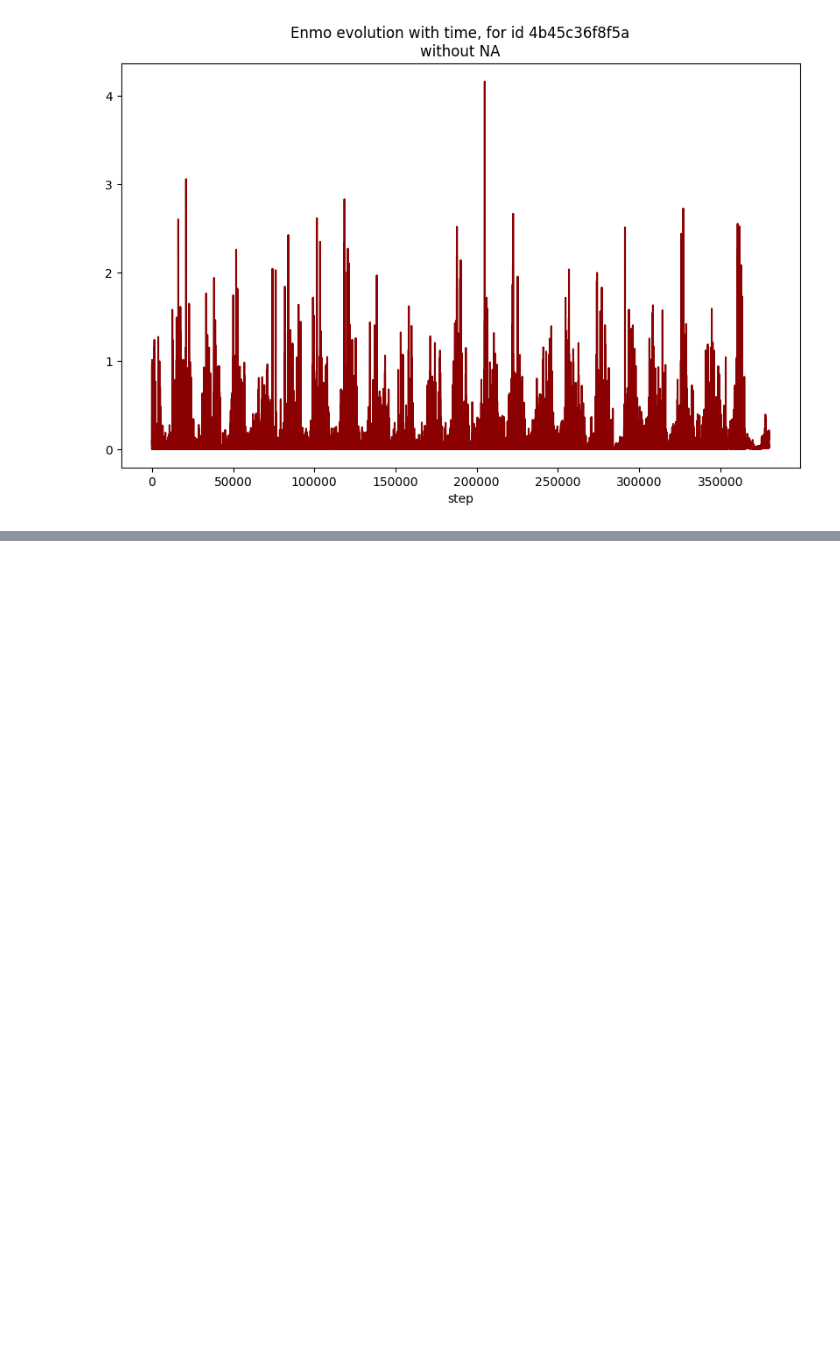
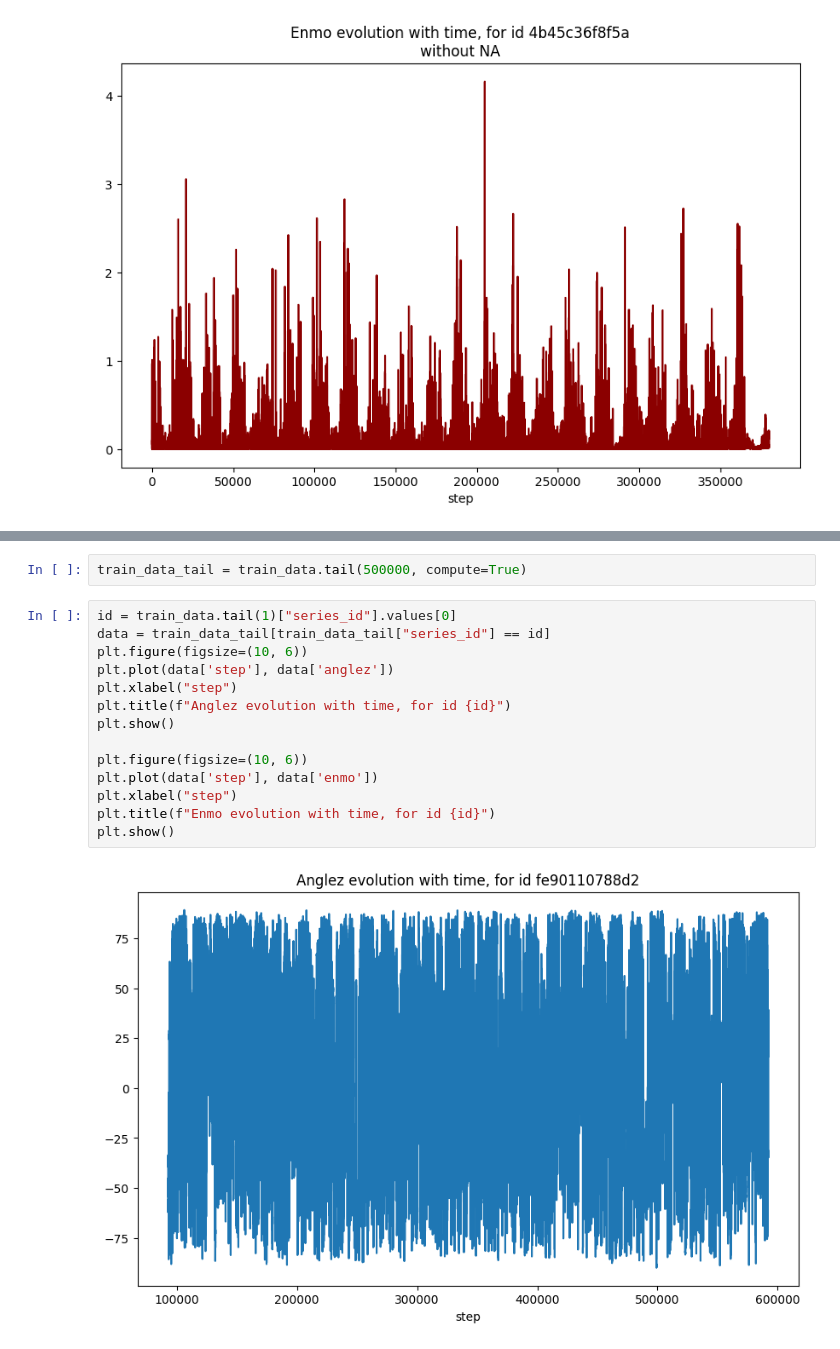
Before and after one commit to theo-serralta/sleep-states, a Jupyter notebook: src/handle_NAs_eliott.ipynb, the cells around one changed output, grey strips where cells are left out. Saved outputs shown, nothing was run; the diff lists cells and outputs as text; blank space fills up the shorter version.

```diff
--- a/src/handle_NAs_eliott.ipynb
+++ b/src/handle_NAs_eliott.ipynb
@@ -222,0 +306,18 @@ for id in ids:
+# %%
+train_data_tail = train_data.tail(500000, compute=True)
+# %%
+id = train_data.tail(1)["series_id"].values[0]
+data = train_data_tail[train_data_tail["series_id"] == id]
+plt.figure(figsize=(10, 6))
+plt.plot(data['step'], data['anglez'])
+plt.xlabel("step")
+plt.title(f"Anglez evolution with time, for id {id}")
+plt.show()
+
+plt.figure(figsize=(10, 6))
+plt.plot(data['step'], data['enmo'])
+plt.xlabel("step")
+plt.title(f"Enmo evolution with time, for id {id}")
+plt.show()
+# %% [output]
+[figure, added]
```
Also changed, not shown: parts of 10 cells of this notebook.
